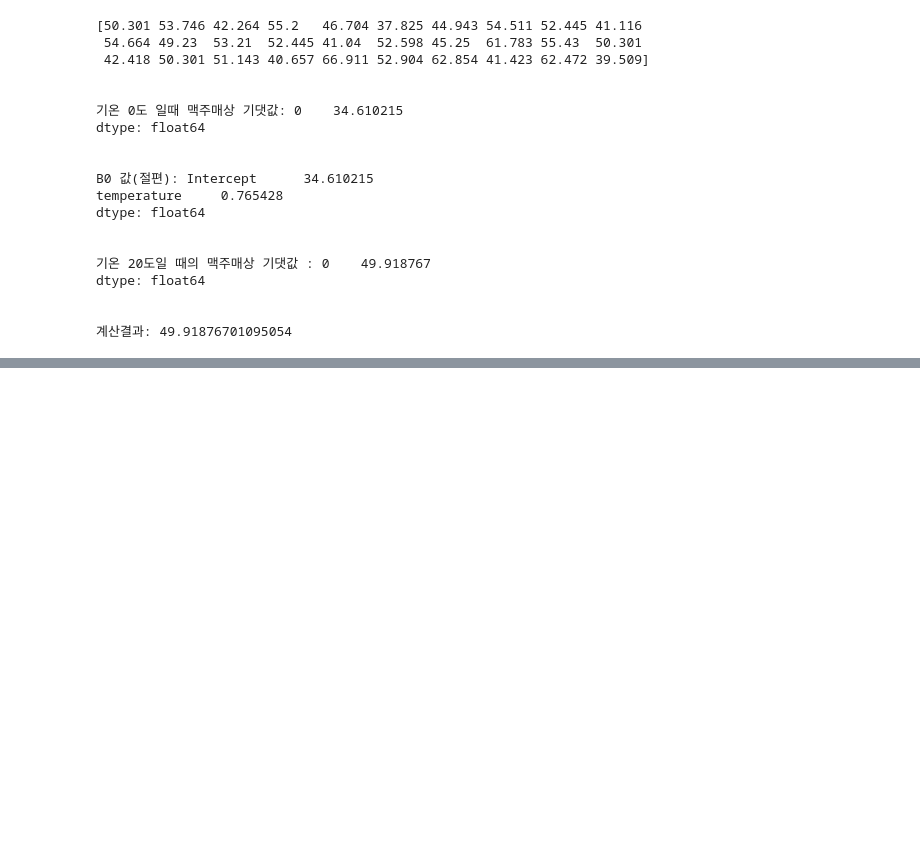
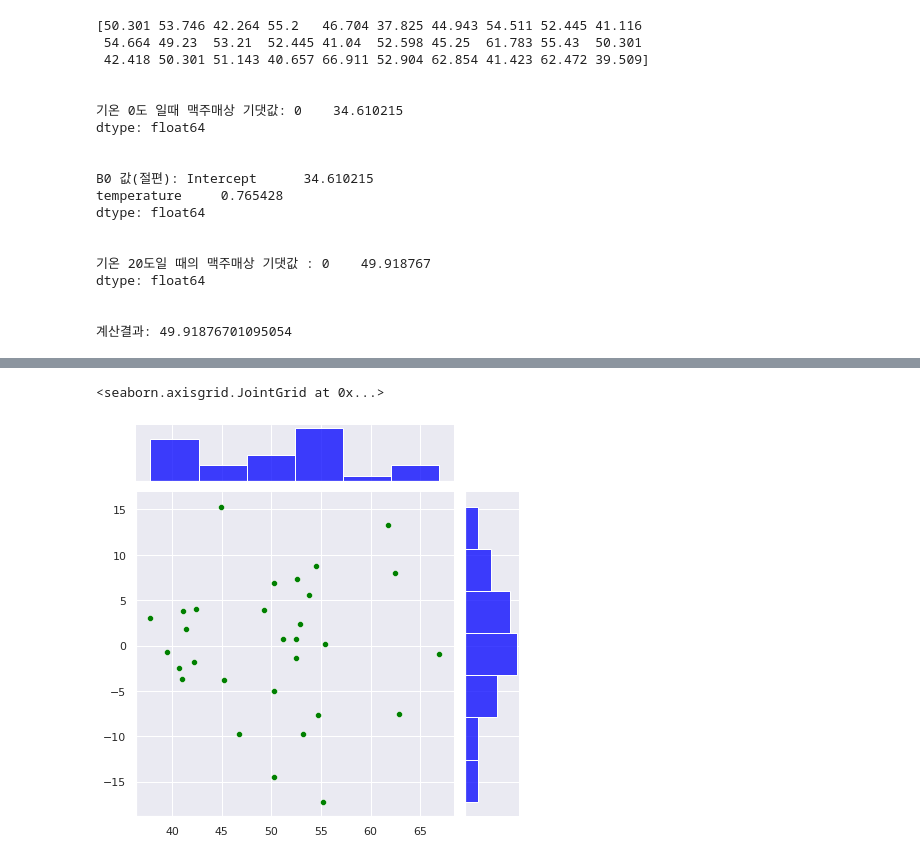
Before and after one commit to johyunkang/adp_certificate, a Jupyter notebook: stats_textbook_05.ipynb, the cells around one changed output, grey strips where cells are left out. Drawn from its saved outputs; the diff is of its cells as text; code cells hidden in the pictures; blank space fills up the shorter version.

```diff
--- a/stats_textbook_05.ipynb
+++ b/stats_textbook_05.ipynb
@@ -209,0 +330,8 @@ dtype: float64
+# %%
+# x축이 적합도, y축이 잔차인 산포도
+sns.jointplot(x=lm_model.fittedvalues, y=resid,
+              joint_kws={'color':'green'},
+              marginal_kws={'color':'blue'})
+# %% [output]
+<seaborn.axisgrid.JointGrid at 0x...>
+[figure, added]
```
Also changed, not shown: parts of 25 cells of this notebook.
